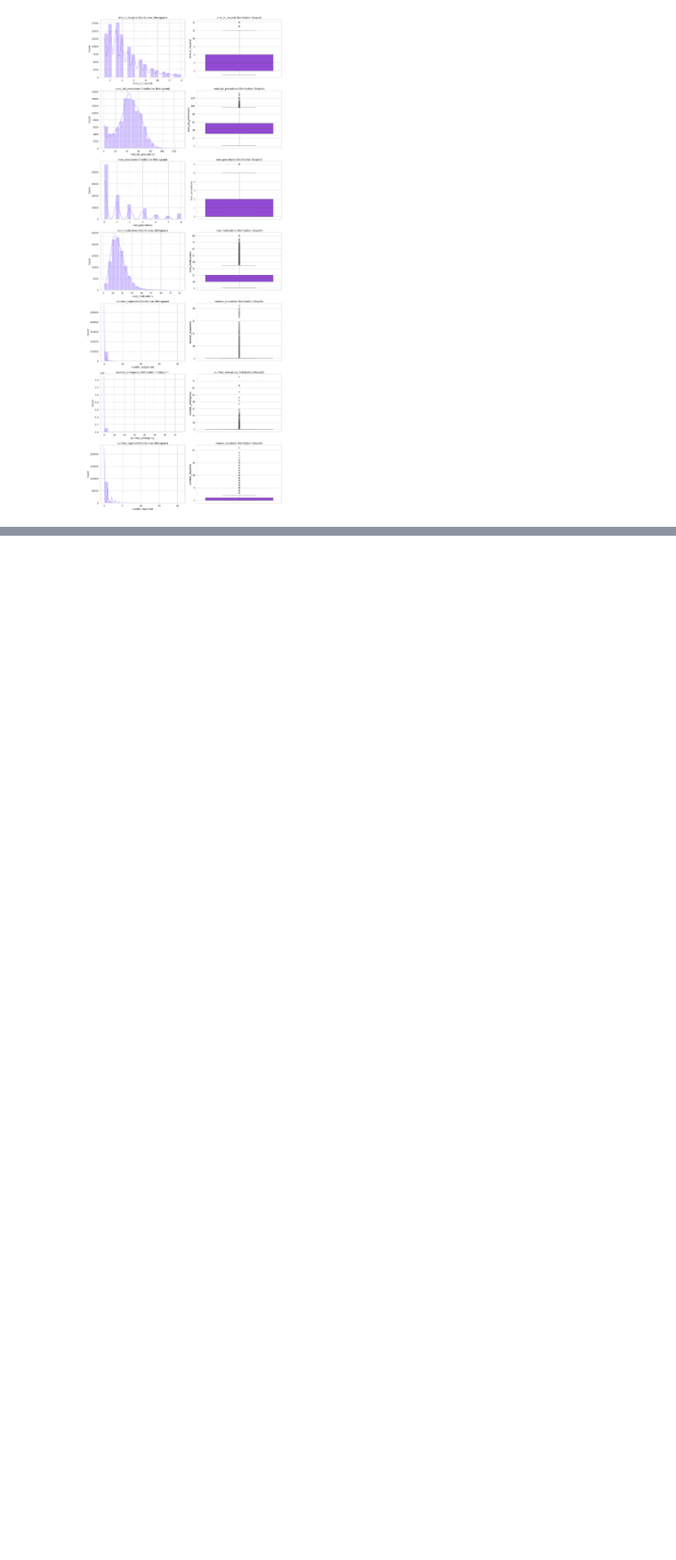
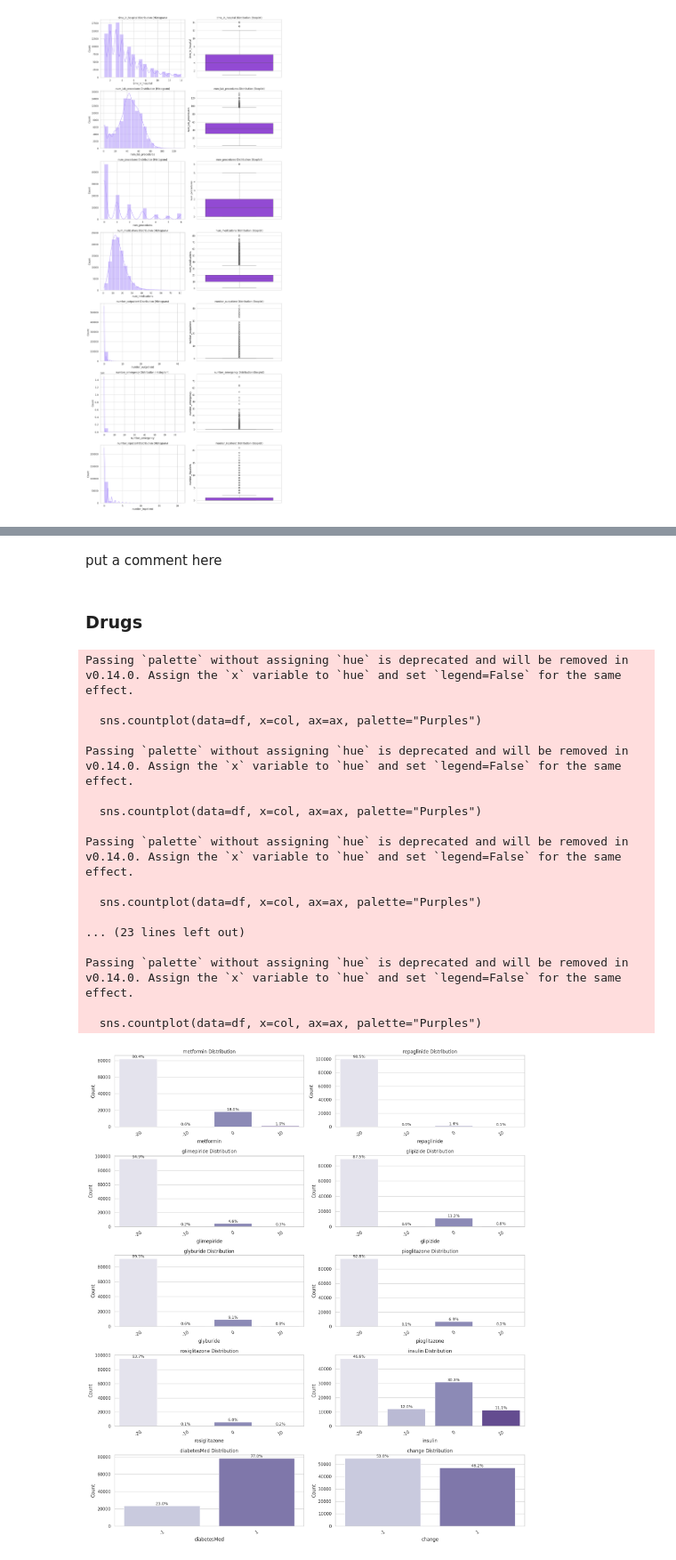
Before and after one commit to Kavithma-Dharmathilake/BIS_Assignment_Data_Analytics_Process_and_Interpretation, a Jupyter notebook: Notebook_file.ipynb, the cells around one changed output, grey strips where cells are left out. Shown at 89% size. Drawn from its saved outputs; the diff is of its cells as text; code cells hidden in the pictures; blank space fills up the shorter version.

```diff
--- a/Notebook_file.ipynb
+++ b/Notebook_file.ipynb
@@ -879,0 +978,60 @@ Passing `palette` without assigning `hue` is deprecated and will be removed in v
+# %% [markdown]
+put a comment here
+# %% [markdown]
+### Drugs
+# %%
+import matplotlib.pyplot as plt
+import seaborn as sns
+
+sns.set(style="whitegrid")
+
+med_features = [
+    'metformin', 'repaglinide', 'glimepiride', 'glipizide',
+    'glyburide', 'pioglitazone', 'rosiglitazone',
+    'insulin', 'diabetesMed', 'change'
+]
+
+fig, axes = plt.subplots(5, 2, figsize=(16,18))
+axes = axes.flatten()
+
+for i, col in enumerate(med_features):
+    ax = axes[i]
+    sns.countplot(data=df, x=col, ax=ax, palette="Purples")
+    ax.set_title(f"{col} Distribution")
+    ax.set_xlabel(col)
+    ax.set_ylabel("Count")
+    ax.tick_params(axis='x', rotation=30)
+
+    # Add percentages on top of bars
+    total = len(df)
+    for p in ax.patches:
+        height = p.get_height()
+        pct = height / total * 100
+        ax.text(
+            p.get_x() + p.get_width() / 2.,  # x-position: center of bar
+            height + 5,                      # y-position: slightly above bar
+            f'{pct:.1f}%',                   # text to display
+            ha='center', va='bottom', fontsize=10
+        )
+
+plt.tight_layout()
+plt.show()
+# %% [output]
+Passing `palette` without assigning `hue` is deprecated and will be removed in v0.14.0. Assign the `x` variable to `hue` and set `legend=False` for the same effect.
+
+  sns.countplot(data=df, x=col, ax=ax, palette="Purples")
+
+Passing `palette` without assigning `hue` is deprecated and will be removed in v0.14.0. Assign the `x` variable to `hue` and set `legend=False` for the same effect.
+
+  sns.countplot(data=df, x=col, ax=ax, palette="Purples")
+
+Passing `palette` without assigning `hue` is deprecated and will be removed in v0.14.0. Assign the `x` variable to `hue` and set `legend=False` for the same effect.
+
+  sns.countplot(data=df, x=col, ax=ax, palette="Purples")
+
+... (23 lines left out)
+
+Passing `palette` without assigning `hue` is deprecated and will be removed in v0.14.0. Assign the `x` variable to `hue` and set `legend=False` for the same effect.
+
+  sns.countplot(data=df, x=col, ax=ax, palette="Purples")
+[figure, added]
```
Also changed, not shown: parts of 20 cells of this notebook.
